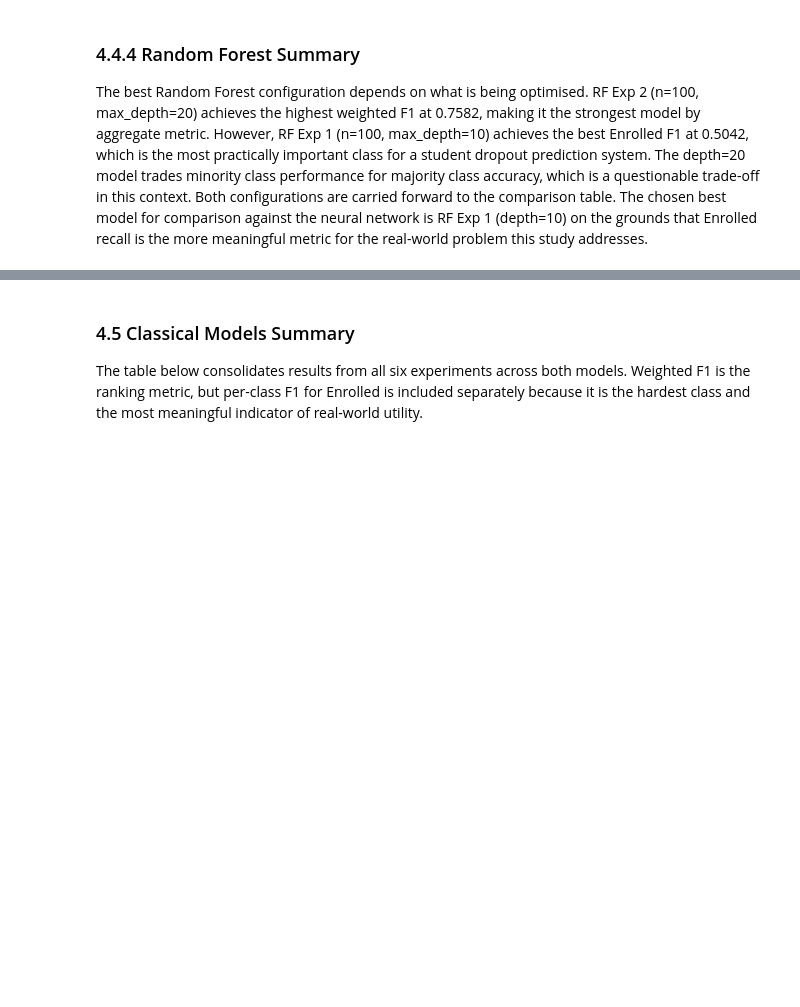
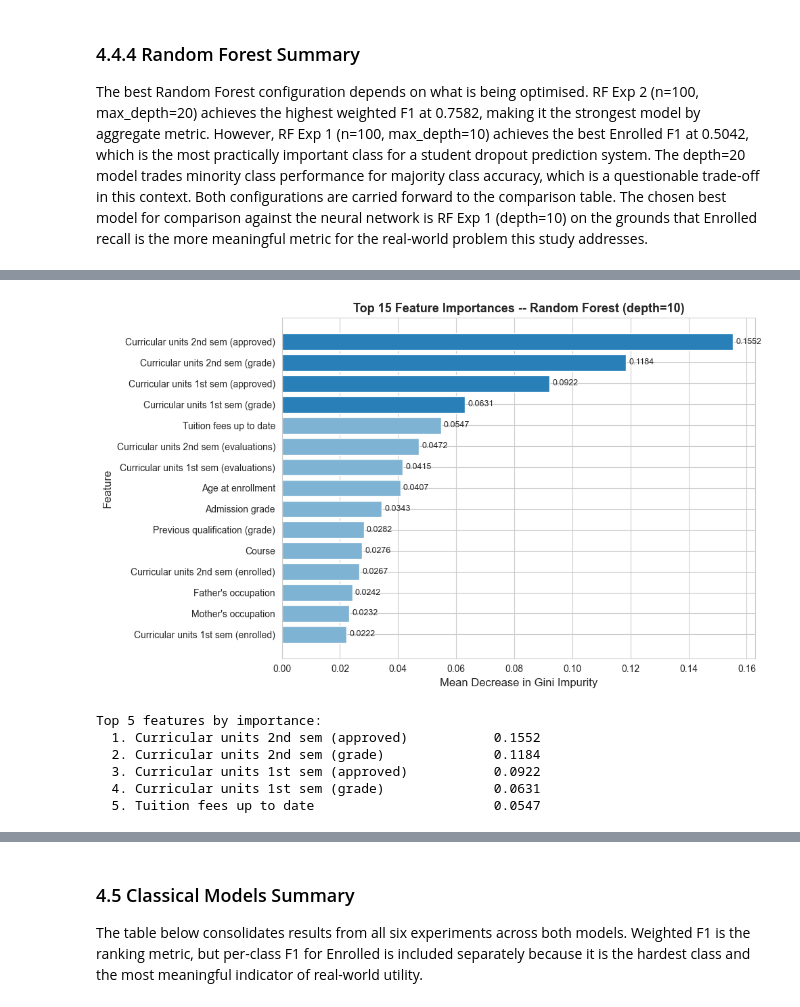
Before and after one commit to Ebi-Tech/academic-risk-classifier, a Jupyter notebook: Assignment1_DivineIfechukwude.ipynb, the cells around one changed output, grey strips where cells are left out. Drawn from its saved outputs; the diff is of its cells as text; code cells hidden in the pictures; blank space fills up the shorter version.

```diff
--- a/Assignment1_DivineIfechukwude.ipynb
+++ b/Assignment1_DivineIfechukwude.ipynb
@@ -859,0 +833,36 @@ The best Random Forest configuration depends on what is being optimised. RF Exp
+# %%
+feature_names = X.columns.tolist()
+importances   = rf_exp1.feature_importances_
+indices       = np.argsort(importances)[::-1]
+
+top_n           = 15
+top_features    = [feature_names[i] for i in indices[:top_n]]
+top_importances = importances[indices[:top_n]]
+
+fig, ax = plt.subplots(figsize=(10, 6))
+colors = ['#2980b9' if i < 4 else '#7fb3d3'
+          for i in range(top_n)]
+ax.barh(top_features[::-1], top_importances[::-1],
+        color=colors[::-1], edgecolor='white')
+ax.set_xlabel('Mean Decrease in Gini Impurity', fontsize=12)
+ax.set_ylabel('Feature', fontsize=12)
+ax.set_title(
+    'Top 15 Feature Importances -- Random Forest (depth=10)',
+    fontsize=13, fontweight='bold')
+for i, (val, feat) in enumerate(
+        zip(top_importances[::-1], top_features[::-1])):
+    ax.text(val + 0.001, i, f'{val:.4f}', va='center', fontsize=9)
+plt.tight_layout()
+plt.show()
+
+print('\nTop 5 features by importance:')
+for i in range(5):
+    print(f'  {i+1}. {top_features[i]:<45} {top_importances[i]:.4f}')
+# %% [output]
+[figure, added]
+Top 5 features by importance:
+  1. Curricular units 2nd sem (approved)           0.1552
+  2. Curricular units 2nd sem (grade)              0.1184
+  3. Curricular units 1st sem (approved)           0.0922
+  4. Curricular units 1st sem (grade)              0.0631
+  5. Tuition fees up to date                       0.0547
```
Also changed, not shown: parts of 60 cells of this notebook.
